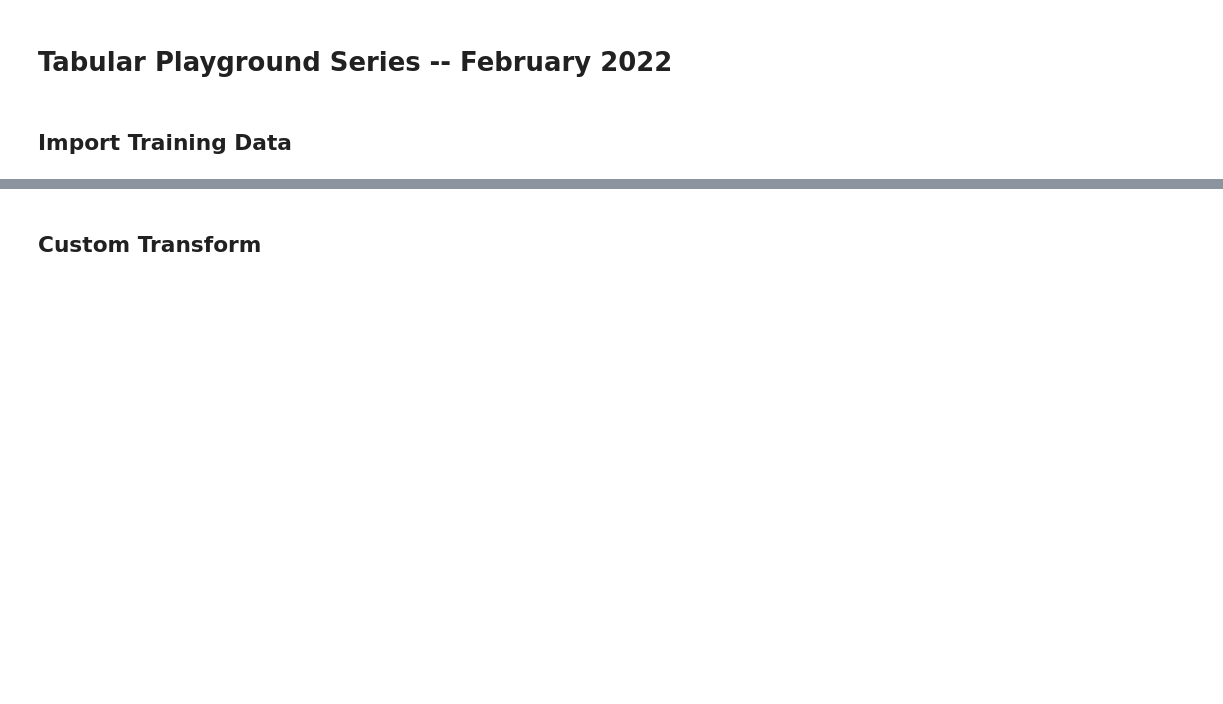
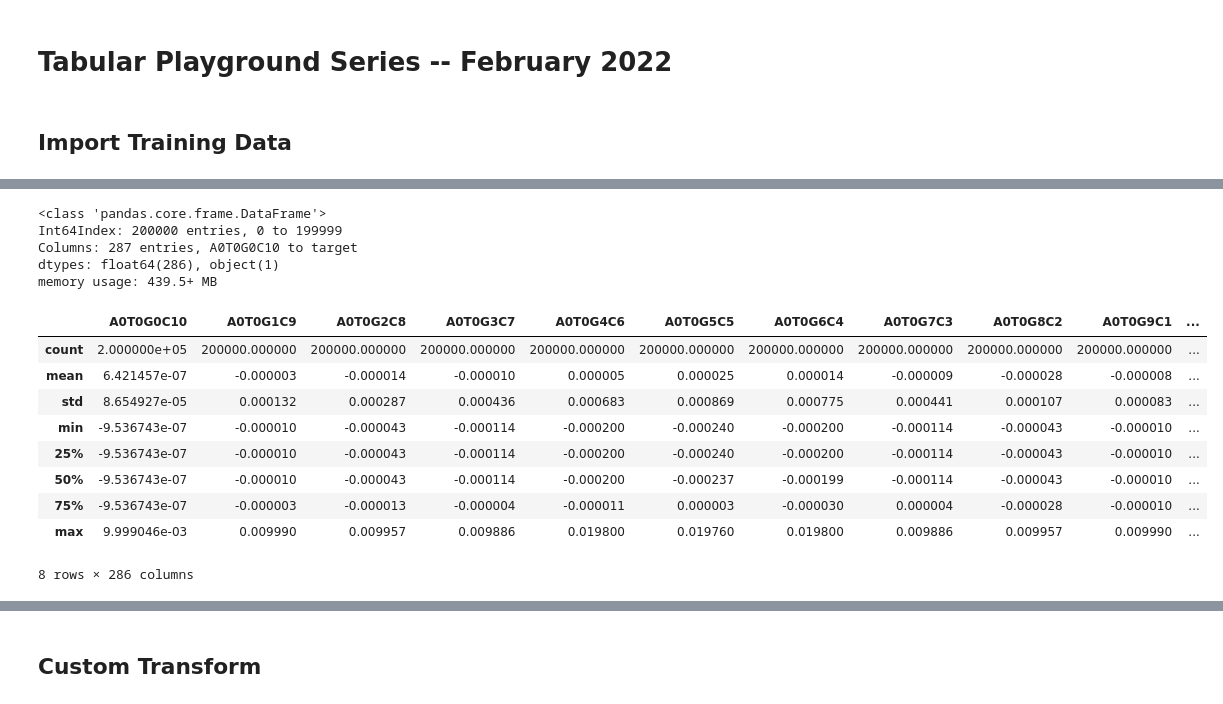
Before and after one commit to robinonsay/tps-feb-2022, a Jupyter notebook: tpsfeb22.ipynb, the cells around one changed output, grey strips where cells are left out. Drawn from its saved outputs; the diff is of its cells as text; code cells hidden in the pictures; blank space fills up the shorter version.

```diff
--- a/tpsfeb22.ipynb
+++ b/tpsfeb22.ipynb
@@ -15,0 +32,21 @@ bacteria_data = pd.read_csv('../input/tabular-playground-series-feb-2022/train.c
+# %%
+bacteria_data.info()
+# %% [output]
+<class 'pandas.core.frame.DataFrame'>
+Int64Index: 200000 entries, 0 to 199999
+Columns: 287 entries, A0T0G0C10 to target
+dtypes: float64(286), object(1)
+memory usage: 439.5+ MB
+# %%
+bacteria_data.describe()
+# %% [output]
+|  | A0T0G0C10 | A0T0G1C9 | A0T0G2C8 | A0T0G3C7 | A0T0G4C6 | A0T0G5C5 | A0T0G6C4 | A0T0G7C3 | A0T0G8C2 | A0T0G9C1 | ... |
+| count | 2.000000e+05 | 200000.000000 | 200000.000000 | 200000.000000 | 200000.000000 | 200000.000000 | 200000.000000 | 200000.000000 | 200000.000000 | 200000.000000 | ... |
+| mean | 6.421457e-07 | -0.000003 | -0.000014 | -0.000010 | 0.000005 | 0.000025 | 0.000014 | -0.000009 | -0.000028 | -0.000008 | ... |
+| std | 8.654927e-05 | 0.000132 | 0.000287 | 0.000436 | 0.000683 | 0.000869 | 0.000775 | 0.000441 | 0.000107 | 0.000083 | ... |
+| min | -9.536743e-07 | -0.000010 | -0.000043 | -0.000114 | -0.000200 | -0.000240 | -0.000200 | -0.000114 | -0.000043 | -0.000010 | ... |
+| 25% | -9.536743e-07 | -0.000010 | -0.000043 | -0.000114 | -0.000200 | -0.000240 | -0.000200 | -0.000114 | -0.000043 | -0.000010 | ... |
+| 50% | -9.536743e-07 | -0.000010 | -0.000043 | -0.000114 | -0.000200 | -0.000237 | -0.000199 | -0.000114 | -0.000043 | -0.000010 | ... |
+| 75% | -9.536743e-07 | -0.000003 | -0.000013 | -0.000004 | -0.000011 | 0.000003 | -0.000030 | 0.000004 | -0.000028 | -0.000010 | ... |
+| max | 9.999046e-03 | 0.009990 | 0.009957 | 0.009886 | 0.019800 | 0.019760 | 0.019800 | 0.009886 | 0.009957 | 0.009990 | ... |
+8 rows × 286 columns
```
Also changed, not shown: parts of 21 cells of this notebook, 4 other files.
